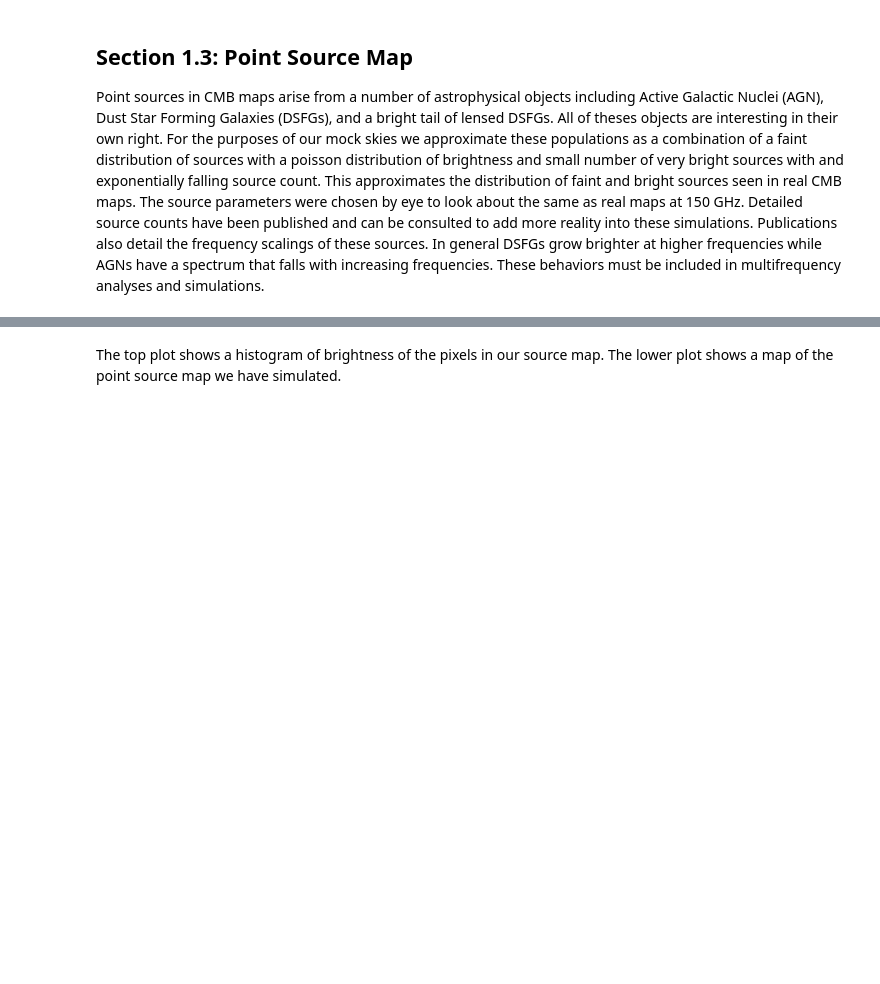
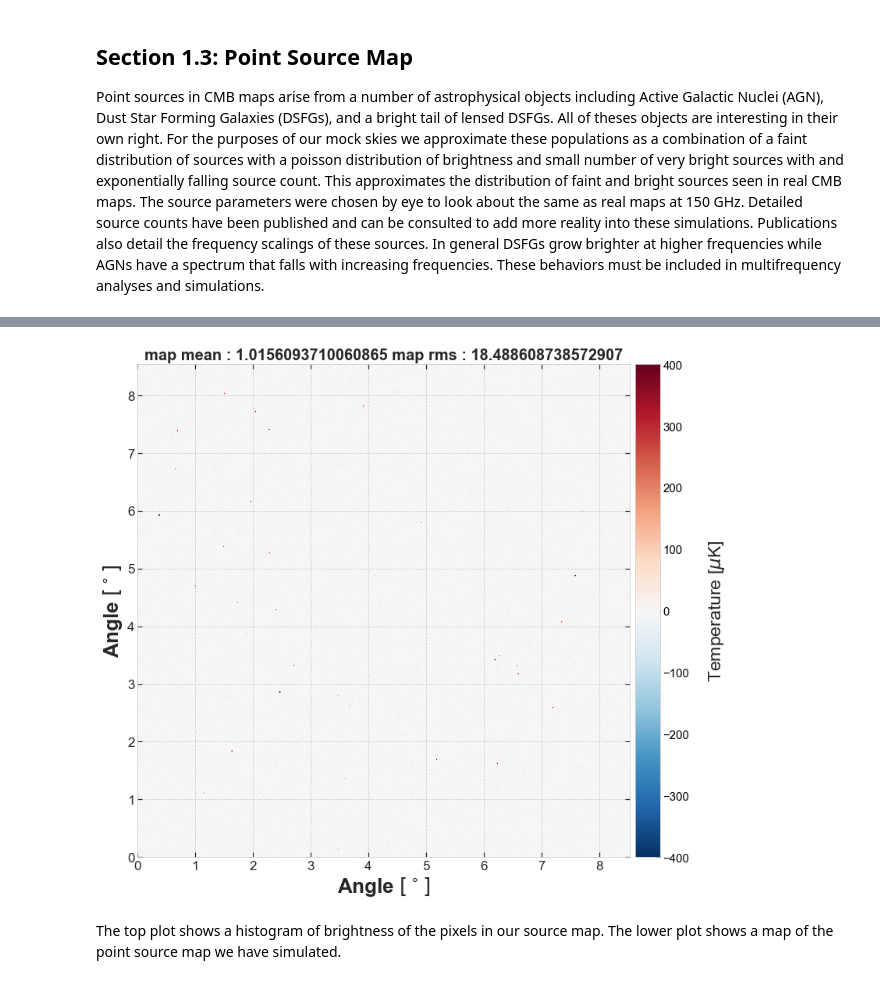
Before and after one commit to masterdesky/ELTE-data-sci-lab-2020, a Jupyter notebook: rewritten_CMB_school_codes/CMB_School_Part_02.ipynb, the cells around one changed output, grey strips where cells are left out. Cells and saved outputs as stored; diff of their text form; code cells hidden in the pictures; blank space fills up the shorter version.

```diff
--- a/rewritten_CMB_school_codes/CMB_School_Part_02.ipynb
+++ b/rewritten_CMB_school_codes/CMB_School_Part_02.ipynb
@@ -84,0 +133,30 @@ map mean: 1.0100631471138215 map rms: 17.5738311820063
+# %%
+def exponential_source_component(N, pix_size, number_of_sources_EX, amplitude_of_sources_EX):
+    """
+    Makes a realization of a naive exponentially-distributed point source map
+
+    Parameters:
+    -----------
+    N : int
+        Number of pixels in the linear dimension.
+    pix_size : float
+        Size of a pixel in arcminutes.
+    number_of_sources_EX : int
+        Number of exponentially distributed point sources on the source map.
+    amplitude_of_sources_EX : float
+        Amplitude of point sources, which serves as the scale parameter
+        for the exponential distribution
+
+    Returns:
+    --------
+    PSMap : array of shape (N, N)
+        The exponentially distributed point sources marked on the map in the form of a 2D matrix.
+    """
+    PSMap = np.zeros([int(N), int(N)])
+    # We throw random numbers repeatedly with amplitudes given by an exponential distribution around the mean amplitude
+    for i in range(number_of_sources_EX):
+        pix_x = int(N*np.random.rand())
+        pix_y = int(N*np.random.rand())
+        PSMap[pix_x,pix_y] += np.random.exponential(scale=amplitude_of_sources_EX)
+
+    return(PSMap)
@@ -85,3 +186,7 @@ map mean: 1.0100631471138215 map rms: 17.5738311820063
+# %%
+plot_CMB_map(PSMap, X_width, Y_width, c_min, c_max)
+# %% [output]
+[figure, added]
 # %% [markdown]
 The top plot shows a histogram of brightness of the pixels in our source map.   The lower plot shows a map of the point source map we have simulated.
 # %% [markdown]
```
Also changed, not shown: parts of 22 cells of this notebook, 5 other files.
